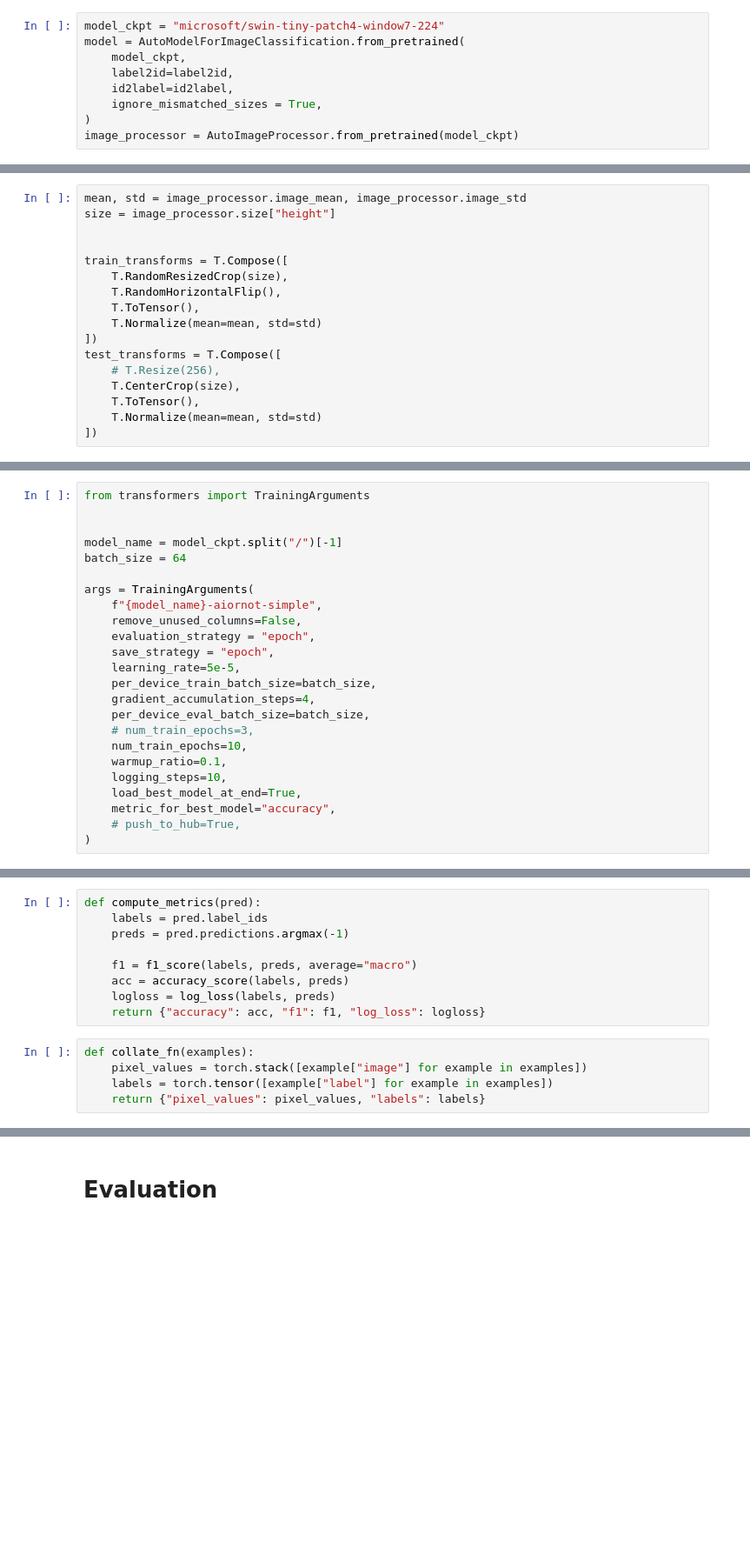
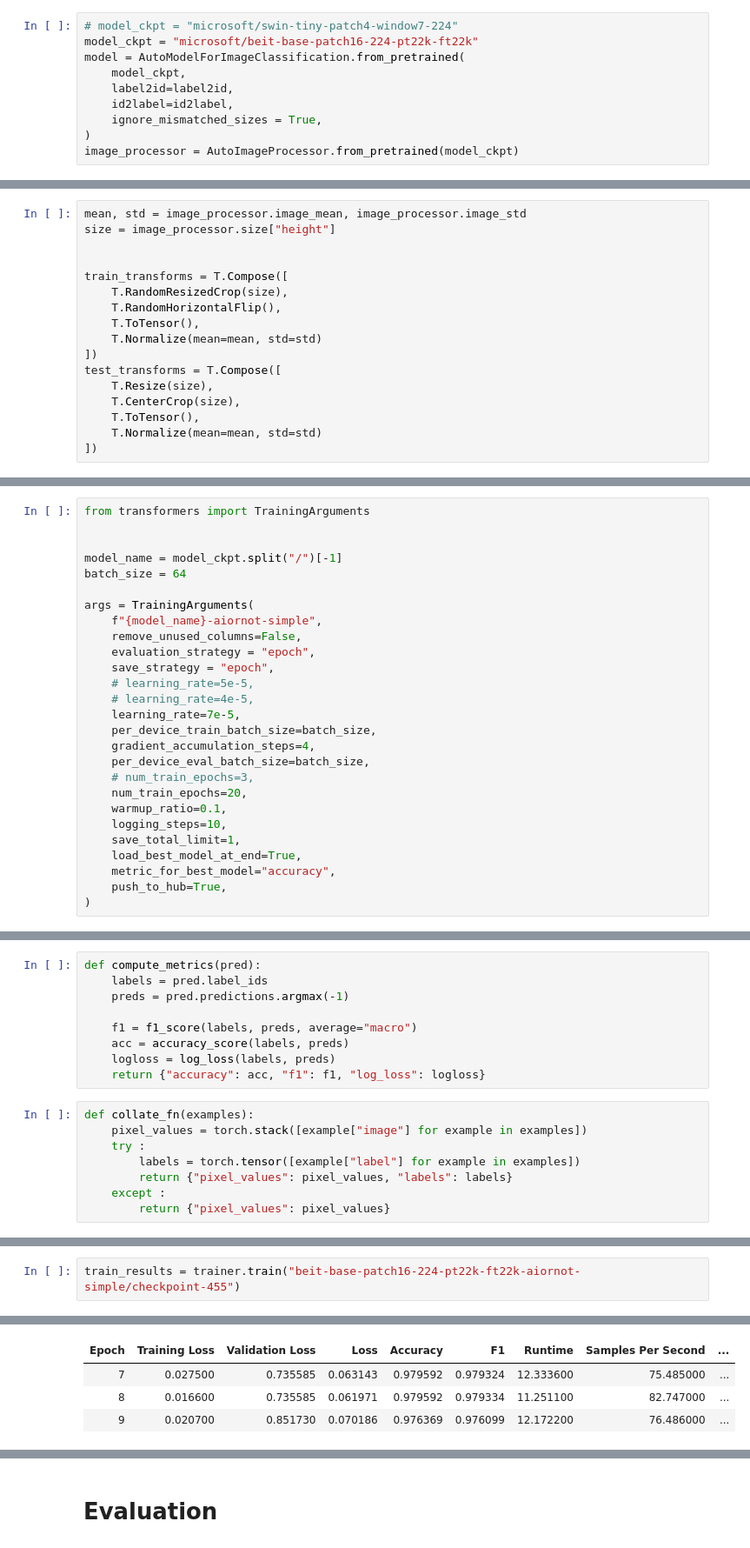
Before and after one commit to Mustapha-AJEGHRIR/hg_airornot, a Jupyter notebook: Notebooks/simple_model.ipynb, the cells around one changed output, grey strips where cells are left out. Shown at 87% size. Drawn from its saved outputs; the diff is of its cells as text; blank space fills up the shorter version.

```diff
--- a/Notebooks/simple_model.ipynb
+++ b/Notebooks/simple_model.ipynb
@@ -84,7 +88,8 @@ class data(torch.utils.data.Dataset):
 # %% [markdown]
 ### model
 # %%
-model_ckpt = "microsoft/swin-tiny-patch4-window7-224"
+# model_ckpt = "microsoft/swin-tiny-patch4-window7-224"
+model_ckpt = "microsoft/beit-base-patch16-224-pt22k-ft22k"
 model = AutoModelForImageClassification.from_pretrained(
     model_ckpt,
     label2id=label2id,
@@ -124,7 +117,7 @@ train_transforms = T.Compose([
     T.Normalize(mean=mean, std=std)
 ])
 test_transforms = T.Compose([
-    # T.Resize(256),
+    T.Resize(size),
     T.CenterCrop(size),
     T.ToTensor(),
     T.Normalize(mean=mean, std=std)
@@ -148,15 +141,18 @@ args = TrainingArguments(
     remove_unused_columns=False,
     evaluation_strategy = "epoch",
     save_strategy = "epoch",
-    learning_rate=5e-5,
+    # learning_rate=5e-5,
+    # learning_rate=4e-5,
+    learning_rate=7e-5,
     per_device_train_batch_size=batch_size,
     gradient_accumulation_steps=4,
     per_device_eval_batch_size=batch_size,
     # num_train_epochs=3,
-    num_train_epochs=10,
+    num_train_epochs=20,
     warmup_ratio=0.1,
     logging_steps=10,
+    save_total_limit=1,
     load_best_model_at_end=True,
     metric_for_best_model="accuracy",
-    # push_to_hub=True,
+    push_to_hub=True,
 )
@@ -175,8 +168,11 @@ def compute_metrics(pred):
 # %%
 def collate_fn(examples):
     pixel_values = torch.stack([example["image"] for example in examples])
-    labels = torch.tensor([example["label"] for example in examples])
-    return {"pixel_values": pixel_values, "labels": labels}
+    try :
+        labels = torch.tensor([example["label"] for example in examples])
+        return {"pixel_values": pixel_values, "labels": labels}
+    except :
+        return {"pixel_values": pixel_values}
 # %%
 from transformers import Trainer
 
@@ -204,0 +230,3 @@ RuntimeError: CUDA out of memory. Tried to allocate 294.00 MiB (GPU 0; 2.00 GiB
+# %%
+train_results = trainer.train("beit-base-patch16-224-pt22k-ft22k-aiornot-simple/checkpoint-455")
+# %% [output]
@@ -204,0 +247,4 @@ RuntimeError: CUDA out of memory. Tried to allocate 294.00 MiB (GPU 0; 2.00 GiB
+| Epoch | Training Loss | Validation Loss | Loss | Accuracy | F1 | Runtime | Samples Per Second | ... |
+| 7 | 0.027500 | 0.735585 | 0.063143 | 0.979592 | 0.979324 | 12.333600 | 75.485000 | ... |
+| 8 | 0.016600 | 0.735585 | 0.061971 | 0.979592 | 0.979334 | 11.251100 | 82.747000 | ... |
+| 9 | 0.020700 | 0.851730 | 0.070186 | 0.976369 | 0.976099 | 12.172200 | 76.486000 | ... |
```
Also changed, not shown: parts of 20 cells of this notebook, 3 other files.
